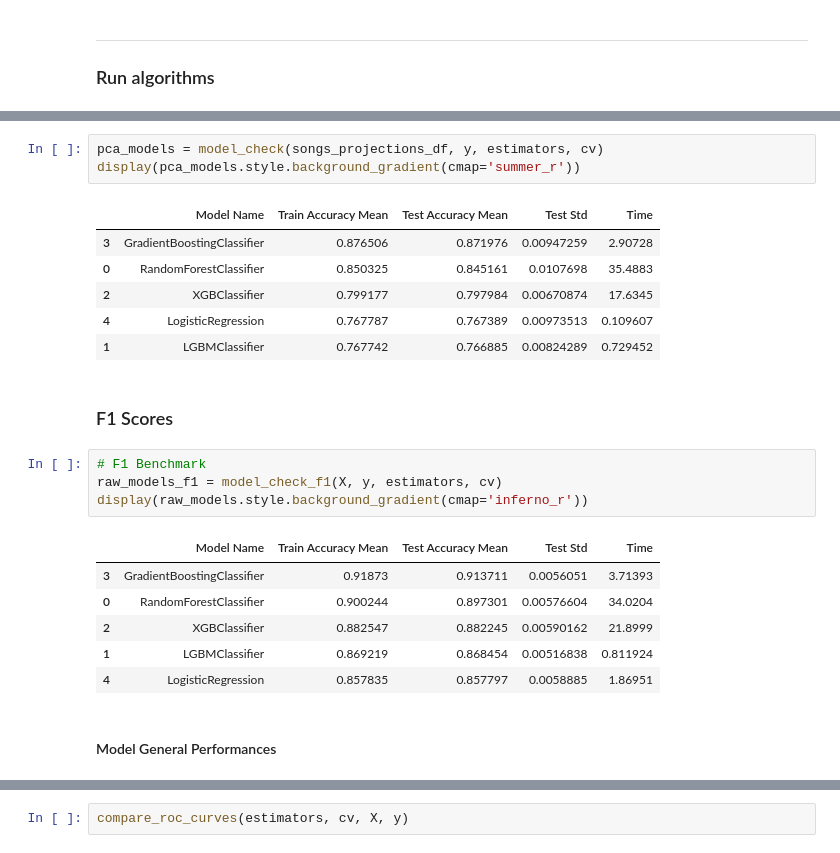
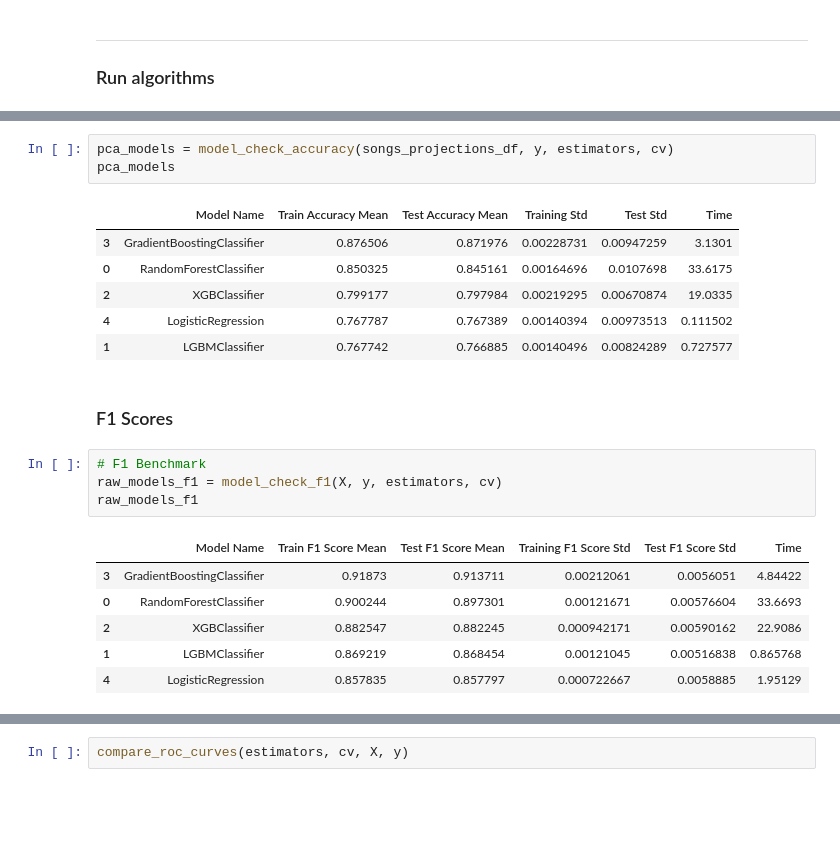
Before and after one commit to cristobalza/spotify_my_songs_classifier, a Jupyter notebook: my_songs_models.ipynb, the cells around one changed output, grey strips where cells are left out. Cells and saved outputs as stored; diff of their text form; blank space fills up the shorter version.

```diff
--- a/my_songs_models.ipynb
+++ b/my_songs_models.ipynb
@@ -631,25 +688,23 @@ display(raw_models.style.background_gradient(cmap='summer_r'))
 # %%
-pca_models = model_check(songs_projections_df, y, estimators, cv)
-display(pca_models.style.background_gradient(cmap='summer_r'))
+pca_models = model_check_accuracy(songs_projections_df, y, estimators, cv)
+pca_models
 # %% [output]
-|  | Model Name | Train Accuracy Mean | Test Accuracy Mean | Test Std | Time |
-| 3 | GradientBoostingClassifier | 0.876506 | 0.871976 | 0.00947259 | 2.90728 |
-| 0 | RandomForestClassifier | 0.850325 | 0.845161 | 0.0107698 | 35.4883 |
-| 2 | XGBClassifier | 0.799177 | 0.797984 | 0.00670874 | 17.6345 |
-| 4 | LogisticRegression | 0.767787 | 0.767389 | 0.00973513 | 0.109607 |
-| 1 | LGBMClassifier | 0.767742 | 0.766885 | 0.00824289 | 0.729452 |
+|  | Model Name | Train Accuracy Mean | Test Accuracy Mean | Training Std | Test Std | Time |
+| 3 | GradientBoostingClassifier | 0.876506 | 0.871976 | 0.00228731 | 0.00947259 | 3.1301 |
+| 0 | RandomForestClassifier | 0.850325 | 0.845161 | 0.00164696 | 0.0107698 | 33.6175 |
+| 2 | XGBClassifier | 0.799177 | 0.797984 | 0.00219295 | 0.00670874 | 19.0335 |
+| 4 | LogisticRegression | 0.767787 | 0.767389 | 0.00140394 | 0.00973513 | 0.111502 |
+| 1 | LGBMClassifier | 0.767742 | 0.766885 | 0.00140496 | 0.00824289 | 0.727577 |
 # %% [markdown]
 ### F1 Scores
 # %%
 # F1 Benchmark
 raw_models_f1 = model_check_f1(X, y, estimators, cv)
-display(raw_models.style.background_gradient(cmap='inferno_r'))
+raw_models_f1
 # %% [output]
-|  | Model Name | Train Accuracy Mean | Test Accuracy Mean | Test Std | Time |
-| 3 | GradientBoostingClassifier | 0.91873 | 0.913711 | 0.0056051 | 3.71393 |
-| 0 | RandomForestClassifier | 0.900244 | 0.897301 | 0.00576604 | 34.0204 |
-| 2 | XGBClassifier | 0.882547 | 0.882245 | 0.00590162 | 21.8999 |
-| 1 | LGBMClassifier | 0.869219 | 0.868454 | 0.00516838 | 0.811924 |
-| 4 | LogisticRegression | 0.857835 | 0.857797 | 0.0058885 | 1.86951 |
+|  | Model Name | Train F1 Score Mean | Test F1 Score Mean | Training F1 Score Std | Test F1 Score Std | Time |
+| 3 | GradientBoostingClassifier | 0.91873 | 0.913711 | 0.00212061 | 0.0056051 | 4.84422 |
+| 0 | RandomForestClassifier | 0.900244 | 0.897301 | 0.00121671 | 0.00576604 | 33.6693 |
+| 2 | XGBClassifier | 0.882547 | 0.882245 | 0.000942171 | 0.00590162 | 22.9086 |
+| 1 | LGBMClassifier | 0.869219 | 0.868454 | 0.00121045 | 0.00516838 | 0.865768 |
+| 4 | LogisticRegression | 0.857835 | 0.857797 | 0.000722667 | 0.0058885 | 1.95129 |
-# %% [markdown]
-#### Model General Performances
```
Also changed, not shown: parts of 17 cells of this notebook.
